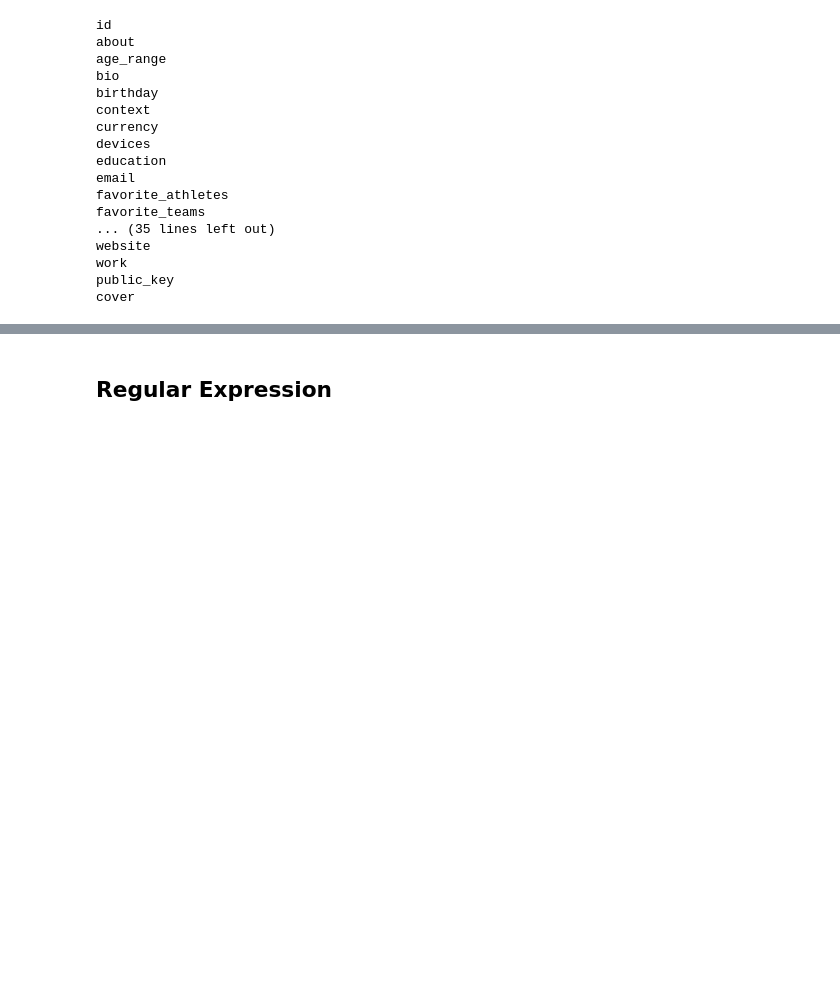
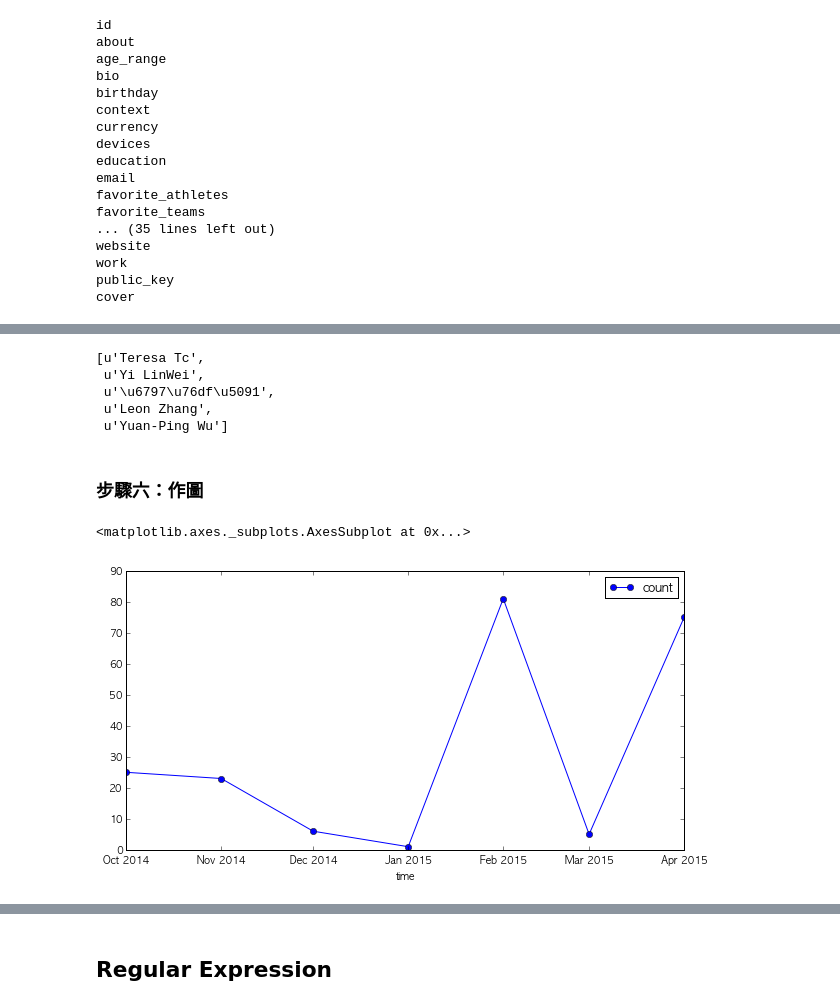
Before and after one commit to everdark/pycrawler_101, a Jupyter notebook: agilearning-pycrawler-w3.ipynb, the cells around one changed output, grey strips where cells are left out. Drawn from its saved outputs; the diff is of its cells as text; code cells hidden in the pictures; blank space fills up the shorter version.

```diff
--- a/agilearning-pycrawler-w3.ipynb
+++ b/agilearning-pycrawler-w3.ipynb
@@ -186,0 +428,3 @@ TBC
+# %%
+all_likes = mycrawler.getAllLikes()
+all_likes[:2]
@@ -186,0 +482,28 @@ TBC
+# %%
+# tidy likers into list of (time, name)
+def decoratebyTimeUnit(by):
+    def byTimeUnit(dtstr):
+        # %z not support in python...
+        dt = datetime.datetime.strptime(dtstr, "%Y-%m-%dT%H:%M:%S+0000")
+        if by == "date":
+            return dt.date()
+        elif by == "month":
+            return dt.replace(day=1, hour=0, minute=0, second=0).date()
+        else:
+            raise ValueError("Unknown by value")
+    def real_decorator(func):
+        def wrapper(likes):
+            return [ (byTimeUnit(like[0]), like[1]) for like in func(likes) ]
+        return wrapper
+    return real_decorator
+
+@decoratebyTimeUnit("month")
+def countByTime(likes):
+    res = []
+    for t in likes:
+        for m in t[1]:
+            res.append((t[0], m["name"]))
+    return res
+# %%
+likes = countByTime(all_likes)
+likes[:10]
@@ -186,0 +521,10 @@ TBC
+# %%
+from collections import Counter
+import pandas as pd
+
+# group by time only
+monthly_like_counts = Counter([ t[0] for t in likes ])
+df = pd.DataFrame(monthly_like_counts.items())
+df.columns = ["time", "count"]
+df = df.sort("time")
+df
@@ -186,0 +568,9 @@ TBC
+# %%
+top_likers = list(df2_count_by_liker.sort("count", ascending=0).index[:5])
+top_likers
+# %% [output]
+[u'Teresa Tc',
+ u'Yi LinWei',
+ u'\u6797\u76df\u5091',
+ u'Leon Zhang',
+ u'Yuan-Ping Wu']
@@ -186,0 +580,2 @@ TBC
+# %% [markdown]
+### 步驟六：作圖
@@ -186,0 +587,6 @@ TBC
+# %%
+# plot like counts by time
+df.plot(x="time", y="count", marker='o', figsize=(10,5))
+# %% [output]
+<matplotlib.axes._subplots.AxesSubplot at 0x...>
+[figure, added]
```
Also changed, not shown: parts of 78 cells of this notebook.
